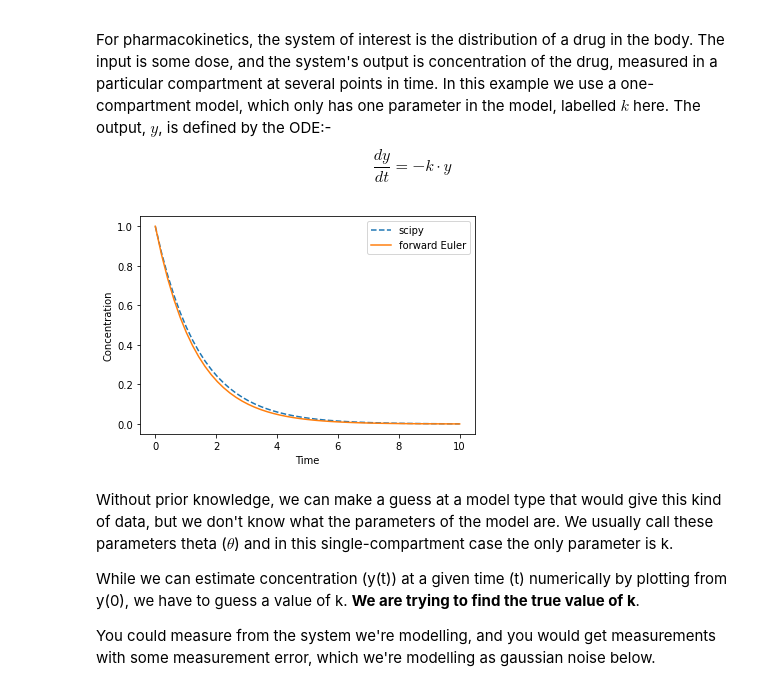
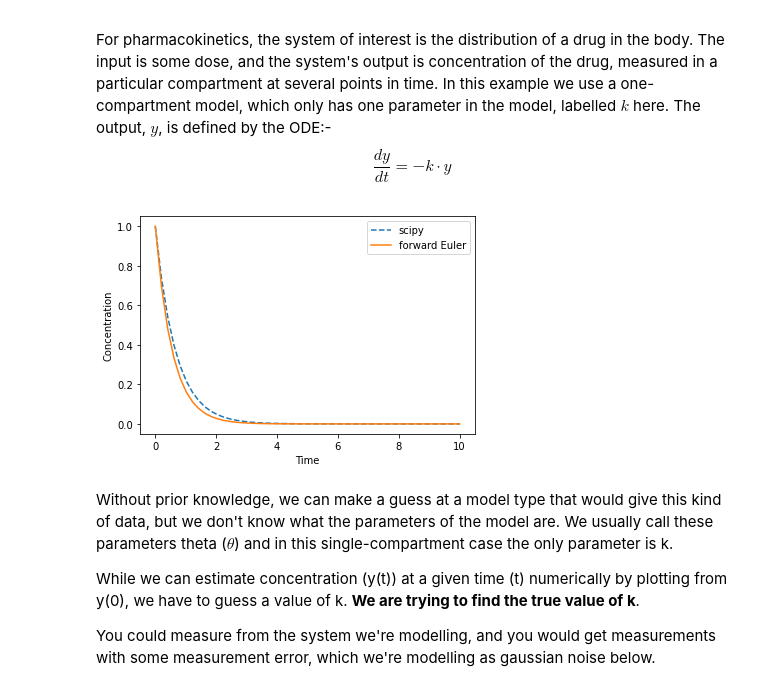
Before and after one commit to simonmarchant/pkpd-practice, a Jupyter notebook: Pub/Beginners' tutorial suppl mat.ipynb, the cells around one changed output. Saved outputs shown, nothing was run; the diff lists cells and outputs as text; code cells hidden in the pictures.

```diff
--- a/Pub/Beginners' tutorial suppl mat.ipynb
+++ b/Pub/Beginners' tutorial suppl mat.ipynb
@@ -50,7 +50,7 @@ For pharmacokinetics, the system of interest is the distribution of a drug in th
 \end{equation}
 # %%
 # Parameters
-k = 0.7
+k = 1.5
 times = np.linspace(0,10,50)
 
 # A one-compartment PK model is basically an ODE for an exponential decay curve
@@ -89,34 +89,34 @@ def ForwardEuler(func, k, y0, times):
     return y_solution
 
 # You can also solve ODEs with scipy.integrate.odeint
 def simulate(func, parameters, y0, times):
     """Numerically calculate an ODE
     In
     func: function giving the derivative
     parameters: parameters the function requires as input
     y0: y at t=0
     times: array of times at which to calculate y
 
     Out: array of y values at corresponding points in times
     """
     l = scipy.integrate.odeint(func, y0, times, (parameters,)) # returns a list of lists
     flatlist = [item for sublist in l for item in sublist] # to single list of 'y's
     return flatlist
 
 # This is what the system output looks like. We don't actually know these values
 actual_values_euler = ForwardEuler(onecomp, k, 1, times)
 actual_values = simulate(onecomp, k, 1, times)
 
 # Plot the model results
 plt.figure()
 plt.xlabel('Time')
 plt.ylabel('Concentration')
 plt.plot(times, actual_values, '--', label='scipy')
 plt.plot(times, actual_values_euler, label='forward Euler')
 plt.legend()
 plt.show()
 # %% [output]
-[figure, old version]
+[figure, new version]
 # %% [markdown]
 Without prior knowledge, we can make a guess at a model type that would give this kind of data, but we don't know what the parameters of the model are. We usually call these parameters theta ($\theta$) and in this single-compartment case the only parameter is k.
 
```
Also changed, not shown: parts of 16 cells of this notebook.
